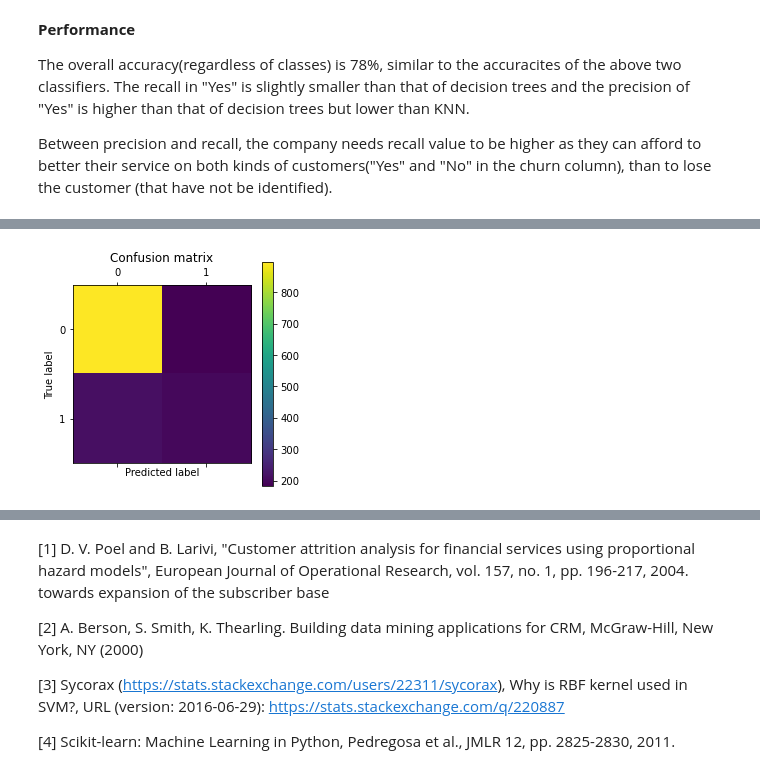
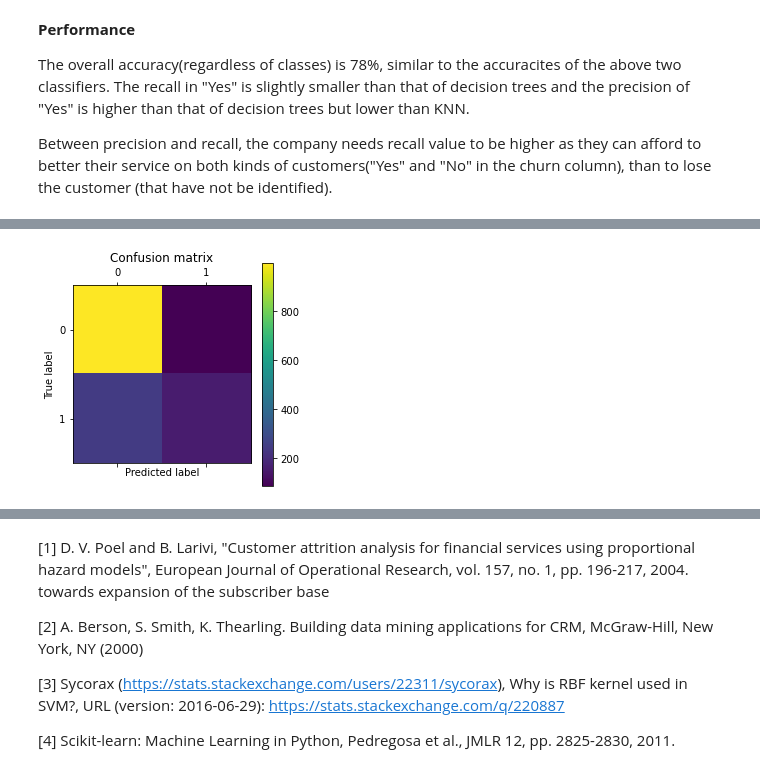
Before and after one commit to Tiana125/assessment_dsss2021, a Jupyter notebook: Untitled.ipynb, the cells around one changed output, grey strips where cells are left out. Cells and saved outputs as stored; diff of their text form; code cells hidden in the pictures.

```diff
--- a/Untitled.ipynb
+++ b/Untitled.ipynb
@@ -476,9 +456,0 @@ clf = GridSearchCV(SVC(C=1),parameters, cv=5,
-# %%
-clf.fit(train_d, train_lab)
-
-#  from sklearn import svm, datasets
-# >>> from sklearn.model_selection import GridSearchCV
-# >>> iris = datasets.load_iris()
-# >>> parameters = {'kernel':('linear', 'rbf'), 'C':[1, 10]}
-# >>> svc = svm.SVC()
-# >>> clf = GridSearchCV(svc, parameters)
@@ -553,7 +474,18 @@ RBF has two parameters: C and gamma (Pedregosa et al., 2011).
 - A low gamma indicates that one training data point has a low influence and vice versa.
-# %%
-
-from sklearn import svm
-SVC_model = svm.SVC(gamma=0.001, C=100.)
-# SVC_model = svm.SVC(kernel='linear')
-SVC_model.fit(train_d, train_lab)
+# %%
+from sklearn import svm
+from sklearn.metrics import precision_recall_fscore_support as score
+
+Cs = [0.001, 0.10, 0.1, 10, 25, 50, 100, 1000]
+gammas = [1e-2, 1e-3, 1e-4, 1e-5]
+accs=[]
+recalls=[]
+
+for i in gammas:
+    for j in Cs:
+        SVC_model = svm.SVC(gamma=i, C=j)
+        SVC_model.fit(train_d, train_lab)
+        predictions = SVC_model.predict(test_d)
+        _,recall,_,_=score(test_lab, predictions,average='macro')
+        recalls.append(recall)
+        accs.append(SVC_model.score(test_d, test_lab))
@@ -560,14 +510,19 @@ SVC_model.fit(train_d, train_lab)
 # %%
-predictions = clf.predict(test_d)
+SVC_model = svm.SVC(gamma=1e-4, C=50)
+SVC_model.fit(train_d, train_lab)
+predictions = SVC_model.predict(test_d)
+_,recall,_,_=score(test_lab, predictions,average='macro')
+
+
 confusion_matrix = metrics.confusion_matrix(test_lab, predictions)
 plt.matshow(confusion_matrix)
 plt.title('Confusion matrix')
 plt.colorbar()
 plt.ylabel('True label')
 plt.xlabel('Predicted label')
 plt.show()
 # %% [output]
-[figure, old version]
+[figure, new version]
 # %%
 print(metrics.classification_report(test_lab, predictions))
 # %% [output]
```
Also changed, not shown: parts of 29 cells of this notebook.
